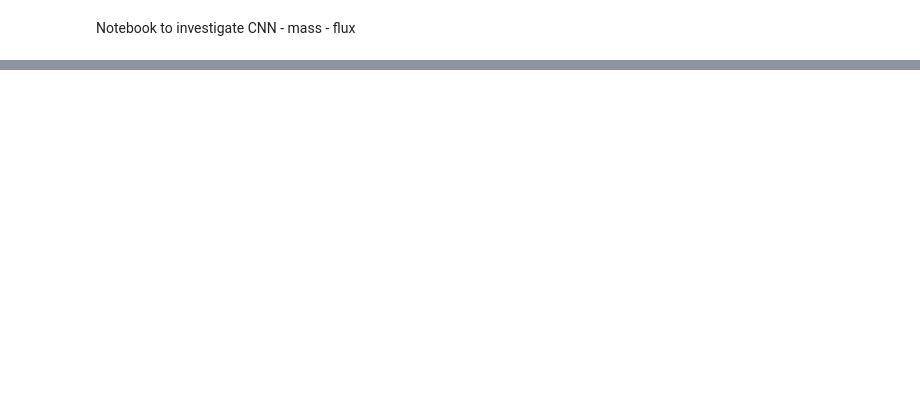
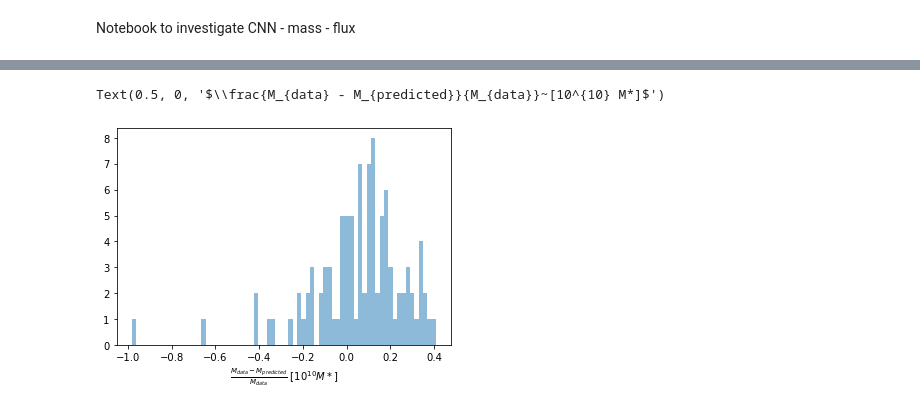
Before and after one commit to EiffL/sfh-inference-hackathon, a Jupyter notebook: notebooks/CNN_investigate.ipynb, the cells around one changed output, grey strips where cells are left out. Saved outputs shown, nothing was run; the diff lists cells and outputs as text; code cells hidden in the pictures; blank space fills up the shorter version.

```diff
--- a/notebooks/CNN_investigate.ipynb
+++ b/notebooks/CNN_investigate.ipynb
@@ -113,0 +185,9 @@ history = model.fit(x=dset['flux'], y=dset['quantile'][4], epochs=10)
+# %%
+err = np.ma.masked_values(err,0)
+err = np.ma.masked_values(err,np.inf)
+plt.hist(err_n, bins=70, alpha=0.5);
+plt.xlabel(r'$\frac{M_{data} - M_{predicted}}{M_{data}}~[10^{10} M*]$')
+#err
+# %% [output]
+Text(0.5, 0, '$\\frac{M_{data} - M_{predicted}}{M_{data}}~[10^{10} M*]$')
+[figure, added]
```
Also changed, not shown: parts of 20 cells of this notebook.
